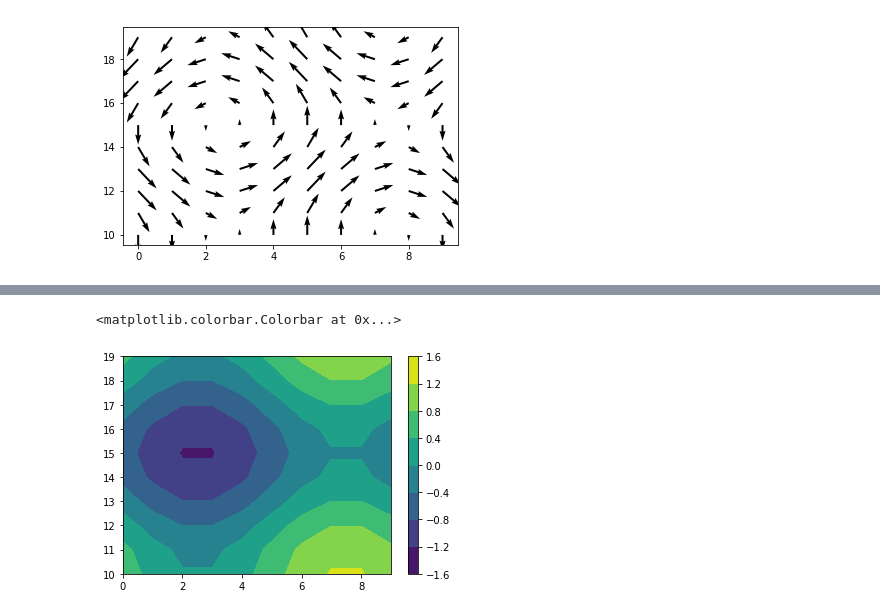
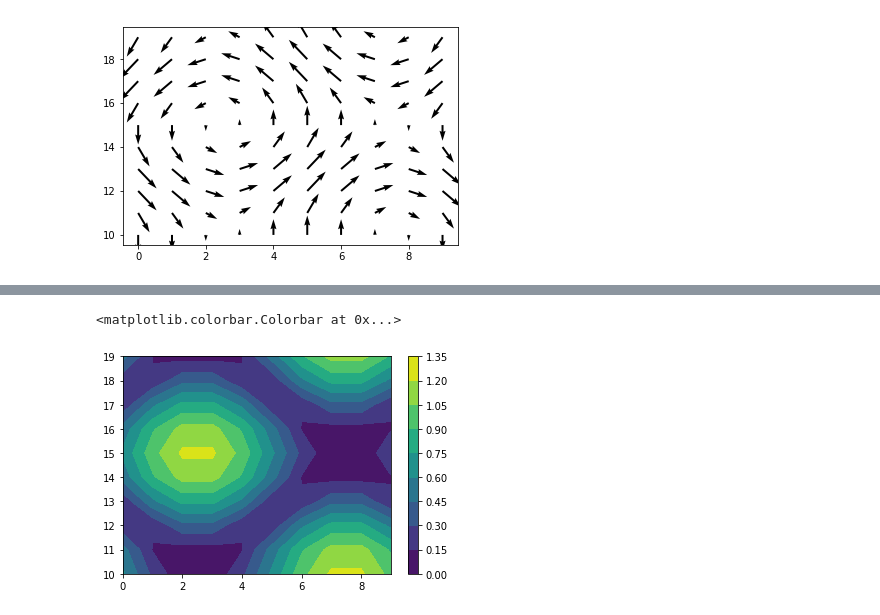
Before and after one commit to TUDelft-CITG/halem, a Jupyter notebook: Notebooks/test Curl.ipynb, the cells around one changed output, grey strips where cells are left out. Drawn from its saved outputs; the diff is of its cells as text; code cells hidden in the pictures.

```diff
--- a/Notebooks/test Curl.ipynb
+++ b/Notebooks/test Curl.ipynb
@@ -97,15 +105,15 @@ plt.colorbar()
 # %%
-CCC = np.pi/5 * (np.cos(2*np.pi*flow.nodes[:,0]/10)-np.sin(2*np.pi*flow.nodes[:,1]/10))
+CCC = np.abs(np.pi/5 * (np.cos(2*np.pi*flow.nodes[:,0]/10)-np.sin(2*np.pi*flow.nodes[:,1]/10)))
 #plt.plot(1/(1+CCC))
 
 yy,xx = np.meshgrid(np.arange(10,20), np.arange(0,10))
 CCC_L = griddata(flow.nodes, CCC, (yy,xx), method='linear')
 
 plt.contourf(xx,yy,CCC_L)
 plt.colorbar()
 # %% [output]
 <matplotlib.colorbar.Colorbar at 0x...>
-[figure, old version]
+[figure, new version]
 # %%
 CCCC = CC - CCC
 # %%
```
Also changed, not shown: parts of 5 cells of this notebook, 28 other files.
